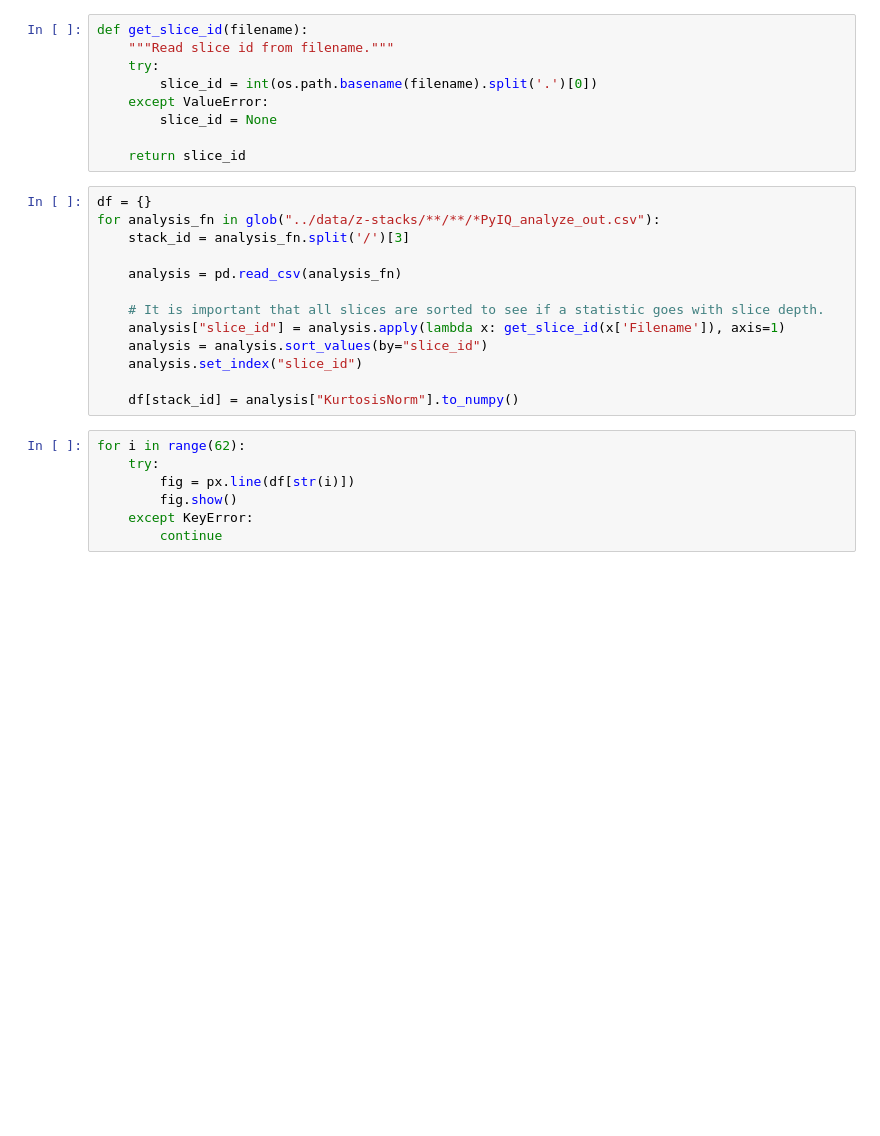
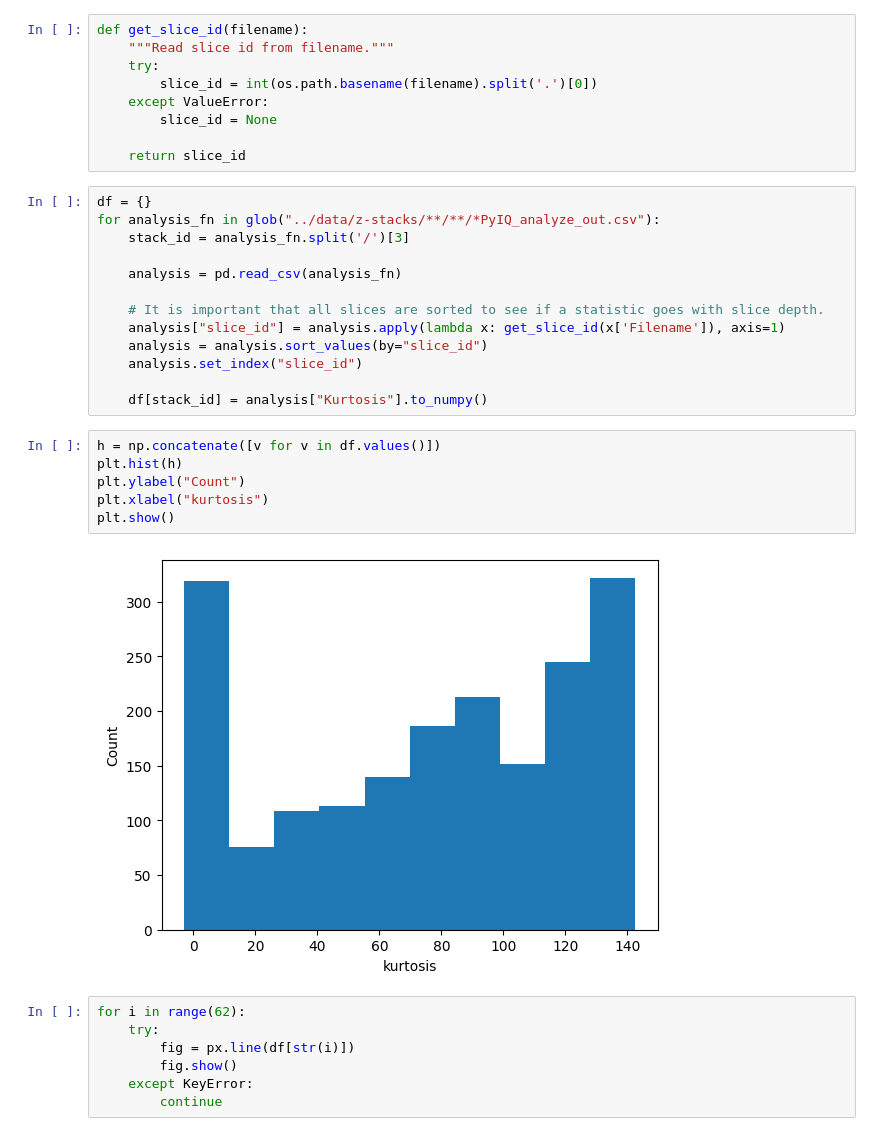
Before and after one commit to siemdejong/skinstression, a Jupyter notebook: notebooks/19-sjg-kurtosis.ipynb, the cells around one changed output. Cells and saved outputs as stored; diff of their text form; blank space fills up the shorter version.

Commit message:
add kurtosis histogram

```diff
--- a/notebooks/19-sjg-kurtosis.ipynb
+++ b/notebooks/19-sjg-kurtosis.ipynb
@@ -24,7 +26,15 @@ for analysis_fn in glob("../data/z-stacks/**/**/*PyIQ_analyze_out.csv"):
     analysis = analysis.sort_values(by="slice_id")
     analysis.set_index("slice_id")
 
-    df[stack_id] = analysis["KurtosisNorm"].to_numpy()
+    df[stack_id] = analysis["Kurtosis"].to_numpy()
+# %%
+h = np.concatenate([v for v in df.values()])
+plt.hist(h)
+plt.ylabel("Count")
+plt.xlabel("kurtosis")
+plt.show()
+# %% [output]
+[figure, added]
 # %%
 for i in range(62):
     try:
```
Also changed, not shown: parts of 1 cell of this notebook.
